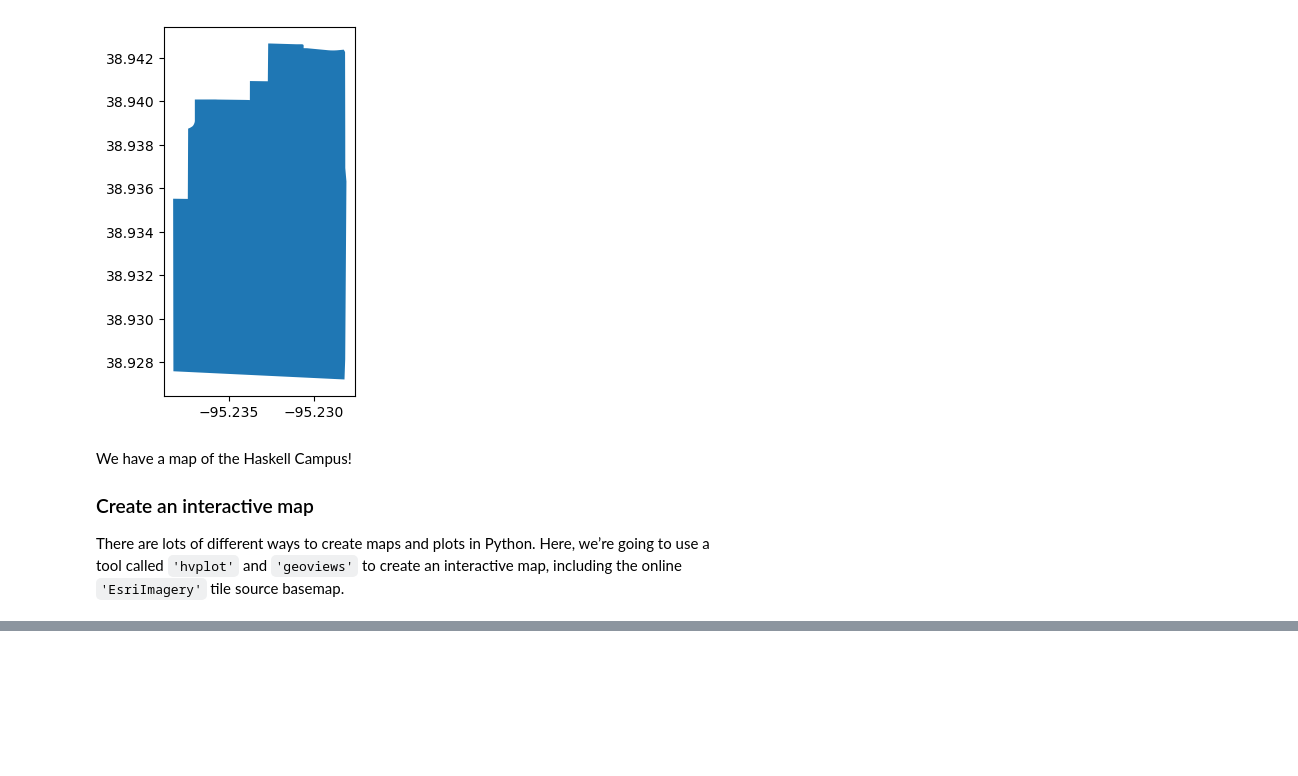
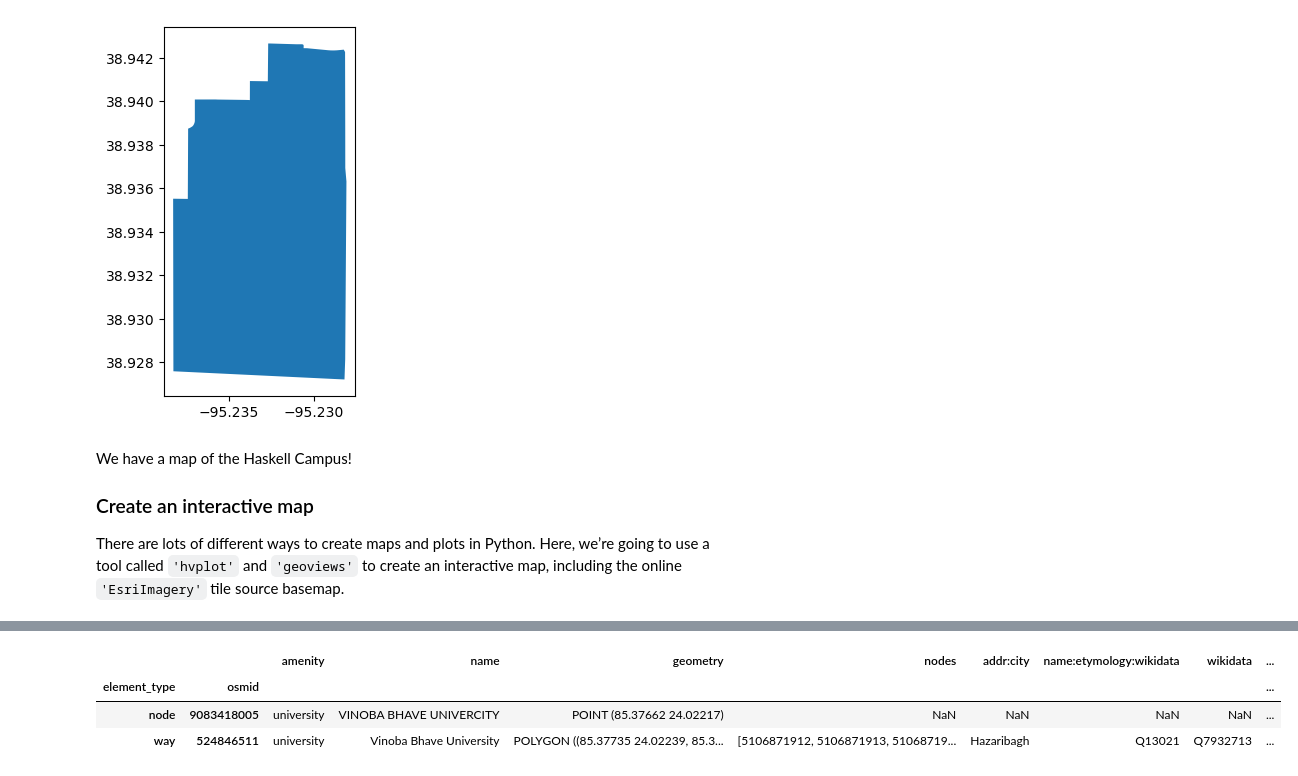
Before and after one commit to git-gauravchakrabarty/myMap, a Jupyter notebook: first-map.ipynb, the cells around one changed output, grey strips where cells are left out. Saved outputs shown, nothing was run; the diff lists cells and outputs as text; code cells hidden in the pictures; blank space fills up the shorter version.

```diff
--- a/first-map.ipynb
+++ b/first-map.ipynb
@@ -93,3 +93,14 @@ haskell_map
 # %% [output]
 WARNING:bokeh.core.validation.check:W-1005 (FIXED_SIZING_MODE): 'fixed' sizing mode requires width and height to be set: figure(id='p1218', ...)
 [interactive output not drawn]
+# %%
+# Search JU Technical College
+VBU_gdf = osm.features_from_address(
+    'Vinoba Bhave University, Hazaribagh, Jharkhand, India',
+    {'amenity': ['university']})
+VBU_gdf
+# %% [output]
+|  |  | amenity | name | geometry | nodes | addr:city | name:etymology:wikidata | wikidata | ... |
+| element_type | osmid |  |  |  |  |  |  |  | ... |
+| node | 9083418005 | university | VINOBA BHAVE UNIVERCITY | POINT (85.37662 24.02217) | NaN | NaN | NaN | NaN | ... |
+| way | 524846511 | university | Vinoba Bhave University | POLYGON ((85.37735 24.02239, 85.3... | [5106871912, 5106871913, 51068719... | Hazaribagh | Q13021 | Q7932713 | ... |
```
Also changed, not shown: parts of 2 cells of this notebook, 14 other files.
